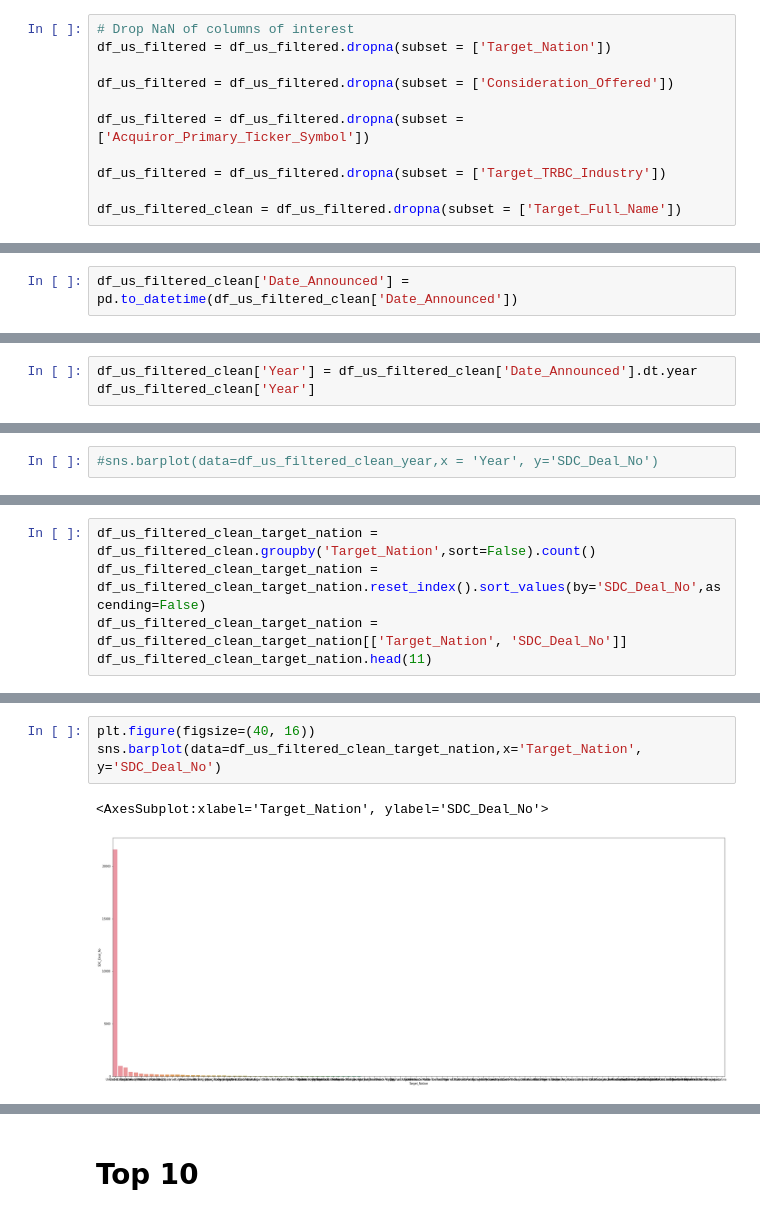
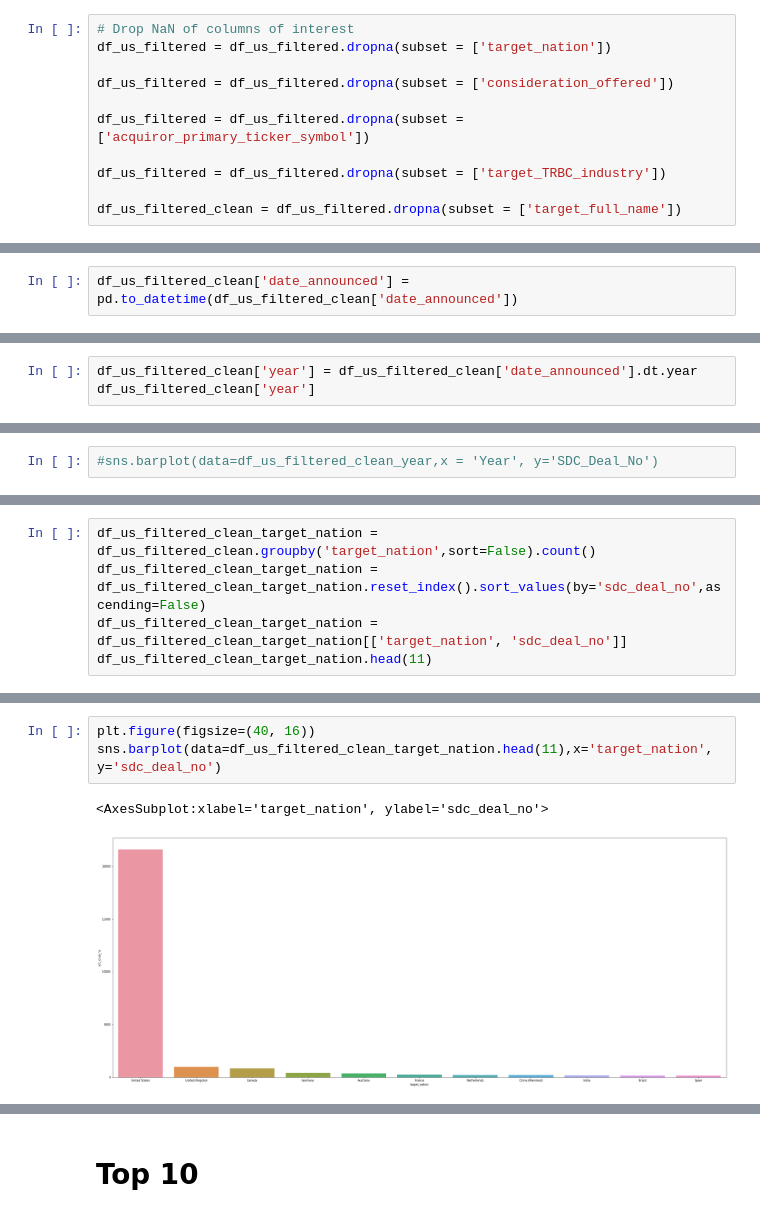
Before and after one commit to cobergmann/MA_PREDICTOR, a Jupyter notebook: notebooks/data_exploration_v.ipynb, the cells around one changed output, grey strips where cells are left out. Saved outputs shown, nothing was run; the diff lists cells and outputs as text.

```diff
--- a/notebooks/data_exploration_v.ipynb
+++ b/notebooks/data_exploration_v.ipynb
@@ -229,15 +225,15 @@ dtype: int64
 ## Clean the rest of the dataset
 # %%
 # Drop NaN of columns of interest
-df_us_filtered = df_us_filtered.dropna(subset = ['Target_Nation'])
+df_us_filtered = df_us_filtered.dropna(subset = ['target_nation'])
 
-df_us_filtered = df_us_filtered.dropna(subset = ['Consideration_Offered'])
+df_us_filtered = df_us_filtered.dropna(subset = ['consideration_offered'])
 
-df_us_filtered = df_us_filtered.dropna(subset = ['Acquiror_Primary_Ticker_Symbol'])
+df_us_filtered = df_us_filtered.dropna(subset = ['acquiror_primary_ticker_symbol'])
 
-df_us_filtered = df_us_filtered.dropna(subset = ['Target_TRBC_Industry'])
+df_us_filtered = df_us_filtered.dropna(subset = ['target_TRBC_industry'])
 
-df_us_filtered_clean = df_us_filtered.dropna(subset = ['Target_Full_Name'])
+df_us_filtered_clean = df_us_filtered.dropna(subset = ['target_full_name'])
 # %%
 df_us_filtered_clean.isna().sum().sort_values(ascending=False)
 # %% [output]
@@ -766,7 +771,7 @@ df_us_filtered_clean['Date_Announced'].dtype
 # %% [output]
 dtype('O')
 # %%
-df_us_filtered_clean['Date_Announced'] = pd.to_datetime(df_us_filtered_clean['Date_Announced'])
+df_us_filtered_clean['date_announced'] = pd.to_datetime(df_us_filtered_clean['date_announced'])
 # %% [output]
 A value is trying to be set on a copy of a slice from a DataFrame.
 Try using .loc[row_indexer,col_indexer] = value instead
@@ -776,6 +781,6 @@ See the caveats in the documentation: https://pandas.pydata.org/pandas-docs/stab
 # %%
-df_us_filtered_clean['Year'] = df_us_filtered_clean['Date_Announced'].dt.year
-df_us_filtered_clean['Year']
+df_us_filtered_clean['year'] = df_us_filtered_clean['date_announced'].dt.year
+df_us_filtered_clean['year']
 # %% [output]
 A value is trying to be set on a copy of a slice from a DataFrame.
 Try using .loc[row_indexer,col_indexer] = value instead
@@ -851,6 +856,6 @@ df_us_filtered_clean[['Acquiror_Full_Name','SDC_Deal_No']].groupby('Acquiror_Ful
 # %%
-df_us_filtered_clean_target_nation = df_us_filtered_clean.groupby('Target_Nation',sort=False).count()
-df_us_filtered_clean_target_nation = df_us_filtered_clean_target_nation.reset_index().sort_values(by='SDC_Deal_No',ascending=False)
-df_us_filtered_clean_target_nation = df_us_filtered_clean_target_nation[['Target_Nation', 'SDC_Deal_No']]
+df_us_filtered_clean_target_nation = df_us_filtered_clean.groupby('target_nation',sort=False).count()
+df_us_filtered_clean_target_nation = df_us_filtered_clean_target_nation.reset_index().sort_values(by='sdc_deal_no',ascending=False)
+df_us_filtered_clean_target_nation = df_us_filtered_clean_target_nation[['target_nation', 'sdc_deal_no']]
 df_us_filtered_clean_target_nation.head(11)
 # %% [output]
@@ -868,8 +873,8 @@ df_us_filtered_clean_target_nation.head(11)
 | 1 | Spain | 153 |
 # %%
 plt.figure(figsize=(40, 16))
-sns.barplot(data=df_us_filtered_clean_target_nation,x='Target_Nation', y='SDC_Deal_No')
+sns.barplot(data=df_us_filtered_clean_target_nation.head(11),x='target_nation', y='sdc_deal_no')
 # %% [output]
-<AxesSubplot:xlabel='Target_Nation', ylabel='SDC_Deal_No'>
+<AxesSubplot:xlabel='target_nation', ylabel='sdc_deal_no'>
-[figure, old version]
+[figure, new version]
 # %%
```
Also changed, not shown: parts of 66 cells of this notebook.
